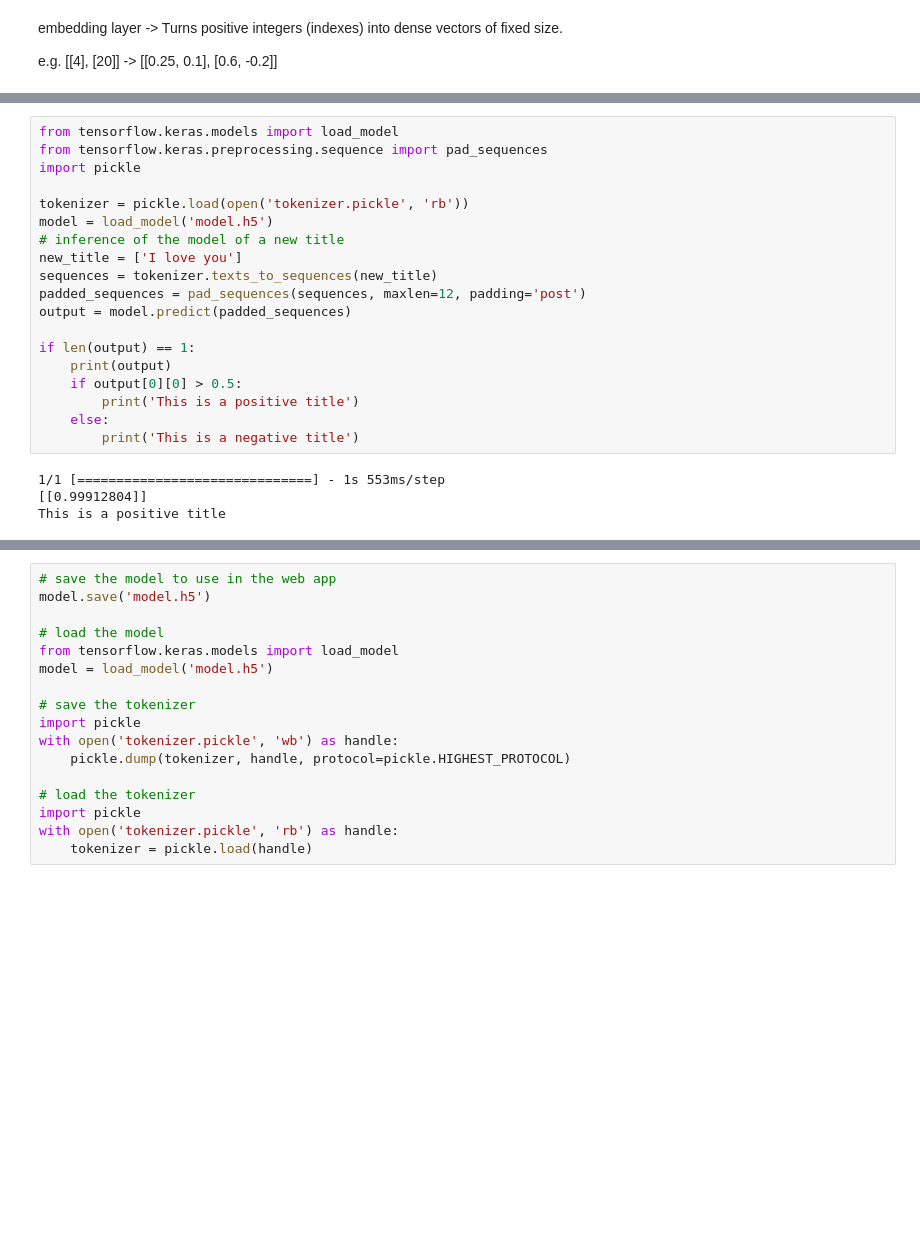
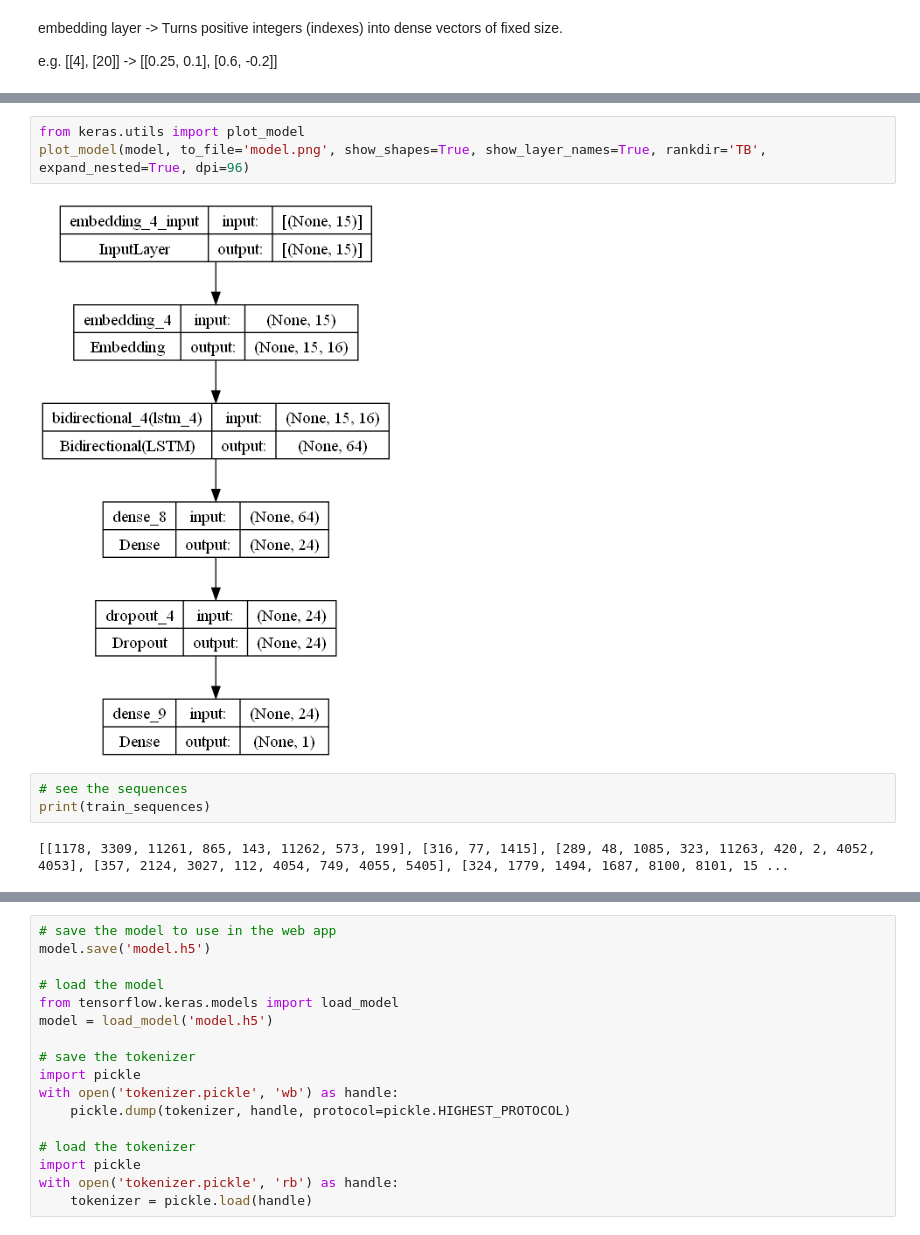
Before and after one commit to IssamLL/Clickbite-detection-school-project-, a Jupyter notebook: notebooks/main.ipynb, the cells around one changed output, grey strips where cells are left out. Drawn from its saved outputs; the diff is of its cells as text; blank space fills up the shorter version.

```diff
--- a/notebooks/main.ipynb
+++ b/notebooks/main.ipynb
@@ -242,23 +335,10 @@ model.evaluate(test_padded_sequences, y_test)
-# %%
-from tensorflow.keras.models import load_model
-from tensorflow.keras.preprocessing.sequence import pad_sequences
-import pickle
-
-tokenizer = pickle.load(open('tokenizer.pickle', 'rb'))
-model = load_model('model.h5')
-# inference of the model of a new title
-new_title = ['I love you']
-sequences = tokenizer.texts_to_sequences(new_title)
-padded_sequences = pad_sequences(sequences, maxlen=12, padding='post')
-output = model.predict(padded_sequences)
-
-if len(output) == 1:
-    print(output)
-    if output[0][0] > 0.5:
-        print('This is a positive title')
-    else:
-        print('This is a negative title')
-# %% [output]
-1/1 [==============================] - 1s 553ms/step
-[[0.99912804]]
-This is a positive title
+# %%
+from keras.utils import plot_model
+plot_model(model, to_file='model.png', show_shapes=True, show_layer_names=True, rankdir='TB', expand_nested=True, dpi=96)
+# %% [output]
+[figure, added]
+# %%
+# see the sequences
+print(train_sequences)
+# %% [output]
+[[1178, 3309, 11261, 865, 143, 11262, 573, 199], [316, 77, 1415], [289, 48, 1085, 323, 11263, 420, 2, 4052, 4053], [357, 2124, 3027, 112, 4054, 749, 4055, 5405], [324, 1779, 1494, 1687, 8100, 8101, 15 ...
```
Also changed, not shown: parts of 26 cells of this notebook, 6 other files.
